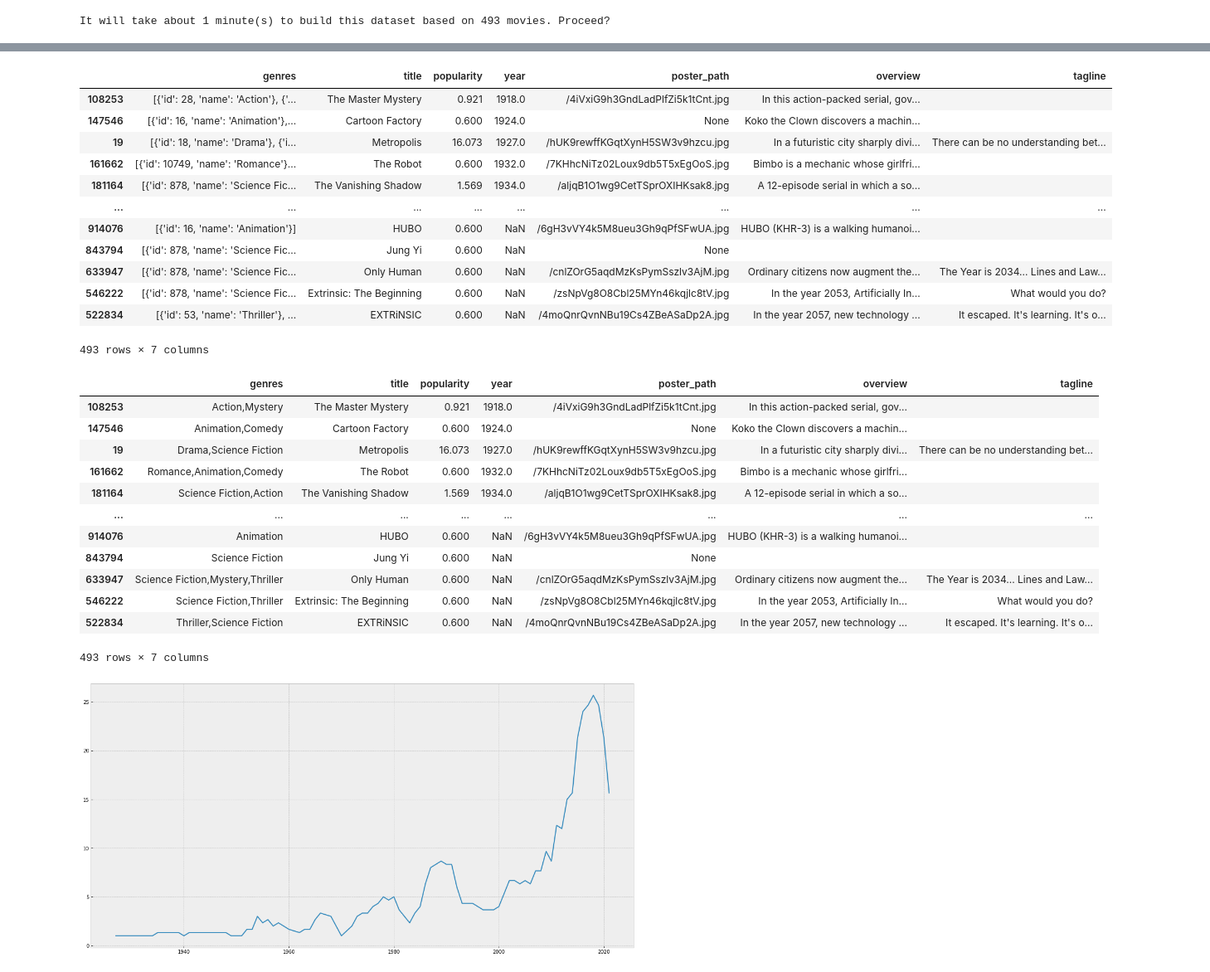
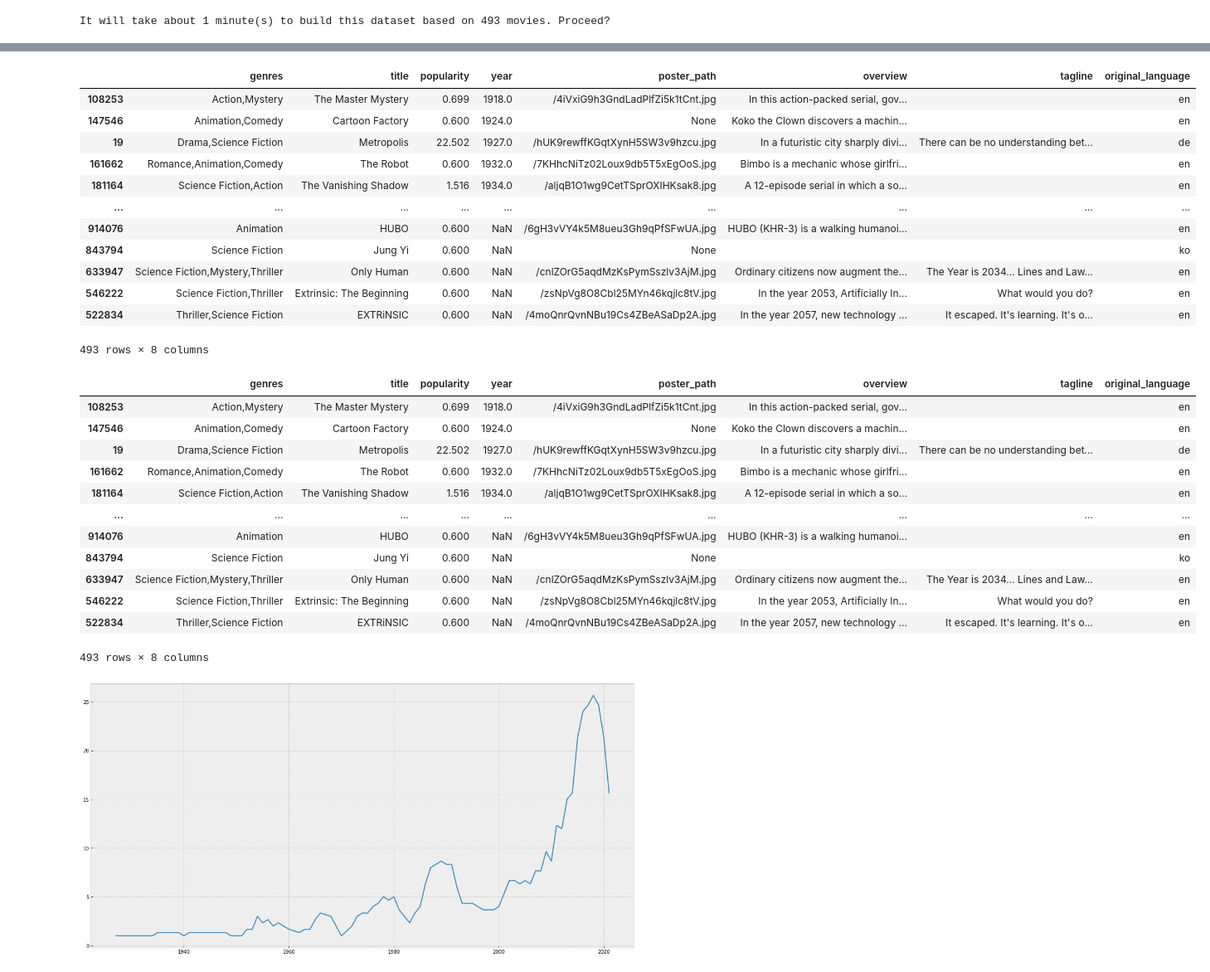
Before and after one commit to mziru/keyword-data-explorer, a Jupyter notebook: notebook.ipynb, the cells around one changed output, grey strips where cells are left out. Shown at 83% size. Saved outputs shown, nothing was run; the diff lists cells and outputs as text; code cells hidden in the pictures.

```diff
--- a/notebook.ipynb
+++ b/notebook.ipynb
@@ -143,22 +143,22 @@ Data columns (total 26 columns):
 dtypes: bool(2), datetime64[ns](1), float64(4), int64(4), object(15)
 memory usage: 97.3+ KB
 # %%
-df = df[['genres','title', 'popularity', 'year', 'poster_path', 'overview', 'tagline']].sort_values('year')
+df = df[['genres','title', 'popularity', 'year', 'poster_path', 'overview', 'tagline', 'original_language']].sort_values('year')
 df
 # %% [output]
-|  | genres | title | popularity | year | poster_path | overview | tagline |
-| 108253 | [{'id': 28, 'name': 'Action'}, {'... | The Master Mystery | 0.921 | 1918.0 | /4iVxiG9h3GndLadPlfZi5k1tCnt.jpg | In this action-packed serial, gov... |  |
-| 147546 | [{'id': 16, 'name': 'Animation'},... | Cartoon Factory | 0.600 | 1924.0 | None | Koko the Clown discovers a machin... |  |
-| 19 | [{'id': 18, 'name': 'Drama'}, {'i... | Metropolis | 16.073 | 1927.0 | /hUK9rewffKGqtXynH5SW3v9hzcu.jpg | In a futuristic city sharply divi... | There can be no understanding bet... |
-| 161662 | [{'id': 10749, 'name': 'Romance'}... | The Robot | 0.600 | 1932.0 | /7KHhcNiTz02Loux9db5T5xEgOoS.jpg | Bimbo is a mechanic whose girlfri... |  |
-| 181164 | [{'id': 878, 'name': 'Science Fic... | The Vanishing Shadow | 1.569 | 1934.0 | /aljqB1O1wg9CetTSprOXIHKsak8.jpg | A 12-episode serial in which a so... |  |
-| ... | ... | ... | ... | ... | ... | ... | ... |
-| 914076 | [{'id': 16, 'name': 'Animation'}] | HUBO | 0.600 | NaN | /6gH3vVY4k5M8ueu3Gh9qPfSFwUA.jpg | HUBO (KHR-3) is a walking humanoi... |  |
-| 843794 | [{'id': 878, 'name': 'Science Fic... | Jung Yi | 0.600 | NaN | None |  |  |
-| 633947 | [{'id': 878, 'name': 'Science Fic... | Only Human | 0.600 | NaN | /cnlZOrG5aqdMzKsPymSszlv3AjM.jpg | Ordinary citizens now augment the... | The Year is 2034... Lines and Law... |
-| 546222 | [{'id': 878, 'name': 'Science Fic... | Extrinsic: The Beginning | 0.600 | NaN | /zsNpVg8O8Cbl25MYn46kqjlc8tV.jpg | In the year 2053, Artificially In... | What would you do? |
-| 522834 | [{'id': 53, 'name': 'Thriller'}, ... | EXTRiNSIC | 0.600 | NaN | /4moQnrQvnNBu19Cs4ZBeASaDp2A.jpg | In the year 2057, new technology ... | It escaped. It's learning. It's o... |
+|  | genres | title | popularity | year | poster_path | overview | tagline | original_language |
+| 108253 | Action,Mystery | The Master Mystery | 0.699 | 1918.0 | /4iVxiG9h3GndLadPlfZi5k1tCnt.jpg | In this action-packed serial, gov... |  | en |
+| 147546 | Animation,Comedy | Cartoon Factory | 0.600 | 1924.0 | None | Koko the Clown discovers a machin... |  | en |
+| 19 | Drama,Science Fiction | Metropolis | 22.502 | 1927.0 | /hUK9rewffKGqtXynH5SW3v9hzcu.jpg | In a futuristic city sharply divi... | There can be no understanding bet... | de |
+| 161662 | Romance,Animation,Comedy | The Robot | 0.600 | 1932.0 | /7KHhcNiTz02Loux9db5T5xEgOoS.jpg | Bimbo is a mechanic whose girlfri... |  | en |
+| 181164 | Science Fiction,Action | The Vanishing Shadow | 1.516 | 1934.0 | /aljqB1O1wg9CetTSprOXIHKsak8.jpg | A 12-episode serial in which a so... |  | en |
+| ... | ... | ... | ... | ... | ... | ... | ... | ... |
+| 914076 | Animation | HUBO | 0.600 | NaN | /6gH3vVY4k5M8ueu3Gh9qPfSFwUA.jpg | HUBO (KHR-3) is a walking humanoi... |  | en |
+| 843794 | Science Fiction | Jung Yi | 0.600 | NaN | None |  |  | ko |
+| 633947 | Science Fiction,Mystery,Thriller | Only Human | 0.600 | NaN | /cnlZOrG5aqdMzKsPymSszlv3AjM.jpg | Ordinary citizens now augment the... | The Year is 2034... Lines and Law... | en |
+| 546222 | Science Fiction,Thriller | Extrinsic: The Beginning | 0.600 | NaN | /zsNpVg8O8Cbl25MYn46kqjlc8tV.jpg | In the year 2053, Artificially In... | What would you do? | en |
+| 522834 | Thriller,Science Fiction | EXTRiNSIC | 0.600 | NaN | /4moQnrQvnNBu19Cs4ZBeASaDp2A.jpg | In the year 2057, new technology ... | It escaped. It's learning. It's o... | en |
-493 rows × 7 columns
+493 rows × 8 columns
 # %%
 import ast
 
@@ -175,19 +175,19 @@ df['genres'] = df['genres'].apply(fix_list)
 # %%
 df
 # %% [output]
-|  | genres | title | popularity | year | poster_path | overview | tagline |
-| 108253 | Action,Mystery | The Master Mystery | 0.921 | 1918.0 | /4iVxiG9h3GndLadPlfZi5k1tCnt.jpg | In this action-packed serial, gov... |  |
-| 147546 | Animation,Comedy | Cartoon Factory | 0.600 | 1924.0 | None | Koko the Clown discovers a machin... |  |
-| 19 | Drama,Science Fiction | Metropolis | 16.073 | 1927.0 | /hUK9rewffKGqtXynH5SW3v9hzcu.jpg | In a futuristic city sharply divi... | There can be no understanding bet... |
-| 161662 | Romance,Animation,Comedy | The Robot | 0.600 | 1932.0 | /7KHhcNiTz02Loux9db5T5xEgOoS.jpg | Bimbo is a mechanic whose girlfri... |  |
-| 181164 | Science Fiction,Action | The Vanishing Shadow | 1.569 | 1934.0 | /aljqB1O1wg9CetTSprOXIHKsak8.jpg | A 12-episode serial in which a so... |  |
-| ... | ... | ... | ... | ... | ... | ... | ... |
-| 914076 | Animation | HUBO | 0.600 | NaN | /6gH3vVY4k5M8ueu3Gh9qPfSFwUA.jpg | HUBO (KHR-3) is a walking humanoi... |  |
-| 843794 | Science Fiction | Jung Yi | 0.600 | NaN | None |  |  |
-| 633947 | Science Fiction,Mystery,Thriller | Only Human | 0.600 | NaN | /cnlZOrG5aqdMzKsPymSszlv3AjM.jpg | Ordinary citizens now augment the... | The Year is 2034... Lines and Law... |
-| 546222 | Science Fiction,Thriller | Extrinsic: The Beginning | 0.600 | NaN | /zsNpVg8O8Cbl25MYn46kqjlc8tV.jpg | In the year 2053, Artificially In... | What would you do? |
-| 522834 | Thriller,Science Fiction | EXTRiNSIC | 0.600 | NaN | /4moQnrQvnNBu19Cs4ZBeASaDp2A.jpg | In the year 2057, new technology ... | It escaped. It's learning. It's o... |
+|  | genres | title | popularity | year | poster_path | overview | tagline | original_language |
+| 108253 | Action,Mystery | The Master Mystery | 0.699 | 1918.0 | /4iVxiG9h3GndLadPlfZi5k1tCnt.jpg | In this action-packed serial, gov... |  | en |
+| 147546 | Animation,Comedy | Cartoon Factory | 0.600 | 1924.0 | None | Koko the Clown discovers a machin... |  | en |
+| 19 | Drama,Science Fiction | Metropolis | 22.502 | 1927.0 | /hUK9rewffKGqtXynH5SW3v9hzcu.jpg | In a futuristic city sharply divi... | There can be no understanding bet... | de |
+| 161662 | Romance,Animation,Comedy | The Robot | 0.600 | 1932.0 | /7KHhcNiTz02Loux9db5T5xEgOoS.jpg | Bimbo is a mechanic whose girlfri... |  | en |
+| 181164 | Science Fiction,Action | The Vanishing Shadow | 1.516 | 1934.0 | /aljqB1O1wg9CetTSprOXIHKsak8.jpg | A 12-episode serial in which a so... |  | en |
+| ... | ... | ... | ... | ... | ... | ... | ... | ... |
+| 914076 | Animation | HUBO | 0.600 | NaN | /6gH3vVY4k5M8ueu3Gh9qPfSFwUA.jpg | HUBO (KHR-3) is a walking humanoi... |  | en |
+| 843794 | Science Fiction | Jung Yi | 0.600 | NaN | None |  |  | ko |
+| 633947 | Science Fiction,Mystery,Thriller | Only Human | 0.600 | NaN | /cnlZOrG5aqdMzKsPymSszlv3AjM.jpg | Ordinary citizens now augment the... | The Year is 2034... Lines and Law... | en |
+| 546222 | Science Fiction,Thriller | Extrinsic: The Beginning | 0.600 | NaN | /zsNpVg8O8Cbl25MYn46kqjlc8tV.jpg | In the year 2053, Artificially In... | What would you do? | en |
+| 522834 | Thriller,Science Fiction | EXTRiNSIC | 0.600 | NaN | /4moQnrQvnNBu19Cs4ZBeASaDp2A.jpg | In the year 2057, new technology ... | It escaped. It's learning. It's o... | en |
-493 rows × 7 columns
+493 rows × 8 columns
 # %%
 import matplotlib.pyplot as plt
 %matplotlib inline
```
Also changed, not shown: parts of 4 cells of this notebook, 3 other files.
